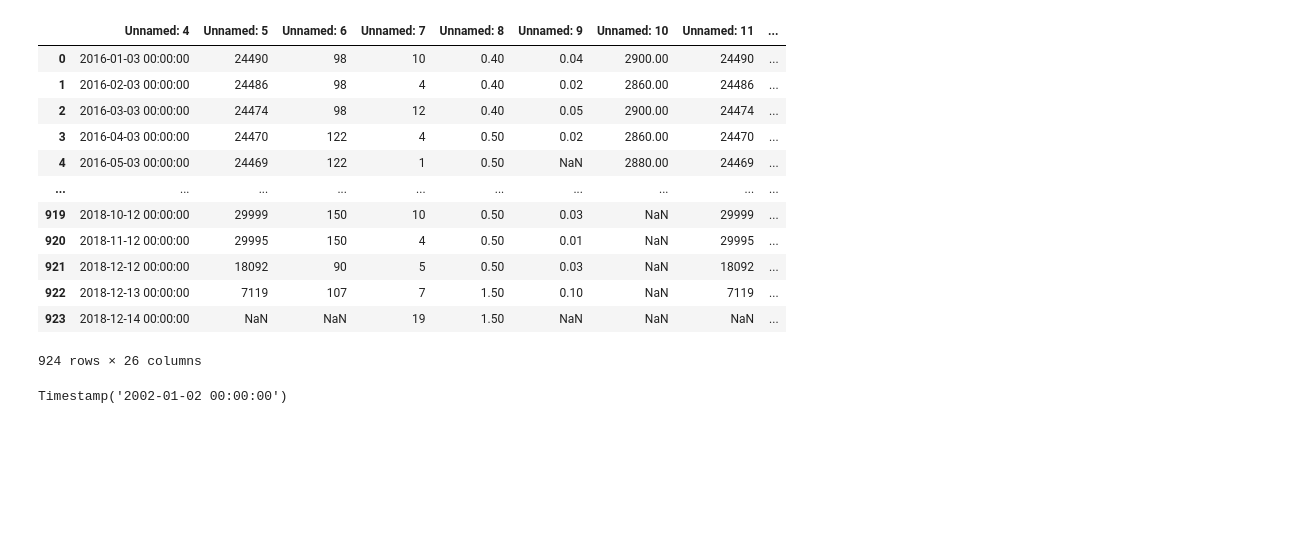
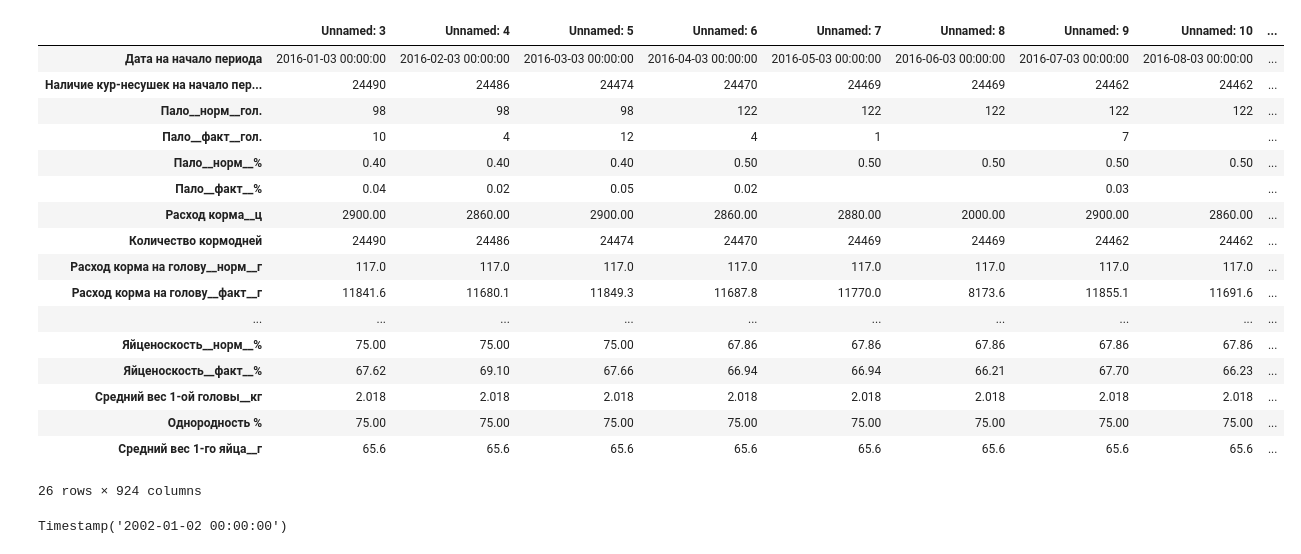
Before and after one commit to irumata/TableParser, a Jupyter notebook: prototypeOf_parser.ipynb, the cells around one changed output. Cells and saved outputs as stored; diff of their text form; code cells hidden in the pictures; blank space fills up the shorter version.

Commit message:
added index for x axis

```diff
--- a/prototypeOf_parser.ipynb
+++ b/prototypeOf_parser.ipynb
@@ -39,7 +40,7 @@ class TestTableParser(TableParser.TableParserItem):
     ###############################################
     # to find the x,y coordinate of row with date #
 
-    def find_coordinate(self, x, y,df):
+    def find_coordinate(self, x, y,df): # and defind axis
         test_list =[[0,0]]
         count_X_axis,count_Y_axis,main_axis = 0,0,"Y axis"
 
@@ -68,6 +69,21 @@ class TestTableParser(TableParser.TableParserItem):
             date = df.iloc[data_row_num, data_col_num:]  # <--- Series with date (01.03.2016;...)
             date = self.parse(date)
             table.iloc[0] = date[0]
+#             data_row_num,data_col_num = 4,3
+            list_index =[]
+            for i in range(data_row_num,df.shape[0]):
+                buffer = ""
+                if pd.isnull(df.iloc[i,0]) and len(list_index)!= 0:
+                    buffer = "upWord_"
+                for j in range(0,data_col_num):
+                    buffer +=str(df.iloc[i,j]).replace('\n',' ')+"__"
+                list_index.append(buffer.replace("nan__","")[:-2])
+                if list_index[-1][:7] == "upWord_":
+                    index = list_index[-2].find("_")
+                    list_index[-1] = list_index[-2][:index+2]+list_index[-1][7:]
+            list_index = pd.Series(list_index)
+            table =table.set_index(list_index)
+
         elif main_axis == "Y axis":
             table = df.iloc[data_row_num:, data_col_num:].reset_index(drop=True)  # <--- all useful data
             date = df.iloc[data_row_num:,data_col_num]
@@ -80,22 +96,27 @@ class TestTableParser(TableParser.TableParserItem):
 # %%
 testTableParser = TestTableParser()
 # testTableParser.fix_xlsx('file1.xlsx')
-df = pd.read_excel("file33.xlsx")
+df = pd.read_excel("file1.xlsx")
 testTableParser.all_action(df)
 # %% [output]
-|  | Unnamed: 4 | Unnamed: 5 | Unnamed: 6 | Unnamed: 7 | Unnamed: 8 | Unnamed: 9 | Unnamed: 10 | Unnamed: 11 | ... |
-| 0 | 2016-01-03 00:00:00 | 24490 | 98 | 10 | 0.40 | 0.04 | 2900.00 | 24490 | ... |
-| 1 | 2016-02-03 00:00:00 | 24486 | 98 | 4 | 0.40 | 0.02 | 2860.00 | 24486 | ... |
-| 2 | 2016-03-03 00:00:00 | 24474 | 98 | 12 | 0.40 | 0.05 | 2900.00 | 24474 | ... |
-| 3 | 2016-04-03 00:00:00 | 24470 | 122 | 4 | 0.50 | 0.02 | 2860.00 | 24470 | ... |
-| 4 | 2016-05-03 00:00:00 | 24469 | 122 | 1 | 0.50 | NaN | 2880.00 | 24469 | ... |
+|  | Unnamed: 3 | Unnamed: 4 | Unnamed: 5 | Unnamed: 6 | Unnamed: 7 | Unnamed: 8 | Unnamed: 9 | Unnamed: 10 | ... |
+| Дата на начало периода | 2016-01-03 00:00:00 | 2016-02-03 00:00:00 | 2016-03-03 00:00:00 | 2016-04-03 00:00:00 | 2016-05-03 00:00:00 | 2016-06-03 00:00:00 | 2016-07-03 00:00:00 | 2016-08-03 00:00:00 | ... |
+| Наличие кур-несушек на начало пер... | 24490 | 24486 | 24474 | 24470 | 24469 | 24469 | 24462 | 24462 | ... |
+| Пало__норм__гол. | 98 | 98 | 98 | 122 | 122 | 122 | 122 | 122 | ... |
+| Пало__факт__гол. | 10 | 4 | 12 | 4 | 1 |  | 7 |  | ... |
+| Пало__норм__% | 0.40 | 0.40 | 0.40 | 0.50 | 0.50 | 0.50 | 0.50 | 0.50 | ... |
+| Пало__факт__% | 0.04 | 0.02 | 0.05 | 0.02 |  |  | 0.03 |  | ... |
+| Расход корма__ц | 2900.00 | 2860.00 | 2900.00 | 2860.00 | 2880.00 | 2000.00 | 2900.00 | 2860.00 | ... |
+| Количество кормодней | 24490 | 24486 | 24474 | 24470 | 24469 | 24469 | 24462 | 24462 | ... |
+| Расход корма на голову__норм__г | 117.0 | 117.0 | 117.0 | 117.0 | 117.0 | 117.0 | 117.0 | 117.0 | ... |
+| Расход корма на голову__факт__г | 11841.6 | 11680.1 | 11849.3 | 11687.8 | 11770.0 | 8173.6 | 11855.1 | 11691.6 | ... |
 | ... | ... | ... | ... | ... | ... | ... | ... | ... | ... |
-| 919 | 2018-10-12 00:00:00 | 29999 | 150 | 10 | 0.50 | 0.03 | NaN | 29999 | ... |
-| 920 | 2018-11-12 00:00:00 | 29995 | 150 | 4 | 0.50 | 0.01 | NaN | 29995 | ... |
-| 921 | 2018-12-12 00:00:00 | 18092 | 90 | 5 | 0.50 | 0.03 | NaN | 18092 | ... |
-| 922 | 2018-12-13 00:00:00 | 7119 | 107 | 7 | 1.50 | 0.10 | NaN | 7119 | ... |
-| 923 | 2018-12-14 00:00:00 | NaN | NaN | 19 | 1.50 | NaN | NaN | NaN | ... |
+| Яйценоскость__норм__% | 75.00 | 75.00 | 75.00 | 67.86 | 67.86 | 67.86 | 67.86 | 67.86 | ... |
+| Яйценоскость__факт__% | 67.62 | 69.10 | 67.66 | 66.94 | 66.94 | 66.21 | 67.70 | 66.23 | ... |
+| Средний вес 1-ой головы__кг | 2.018 | 2.018 | 2.018 | 2.018 | 2.018 | 2.018 | 2.018 | 2.018 | ... |
+| Однородность % | 75.00 | 75.00 | 75.00 | 75.00 | 75.00 | 75.00 | 75.00 | 75.00 | ... |
+| Средний вес 1-го яйца__г | 65.6 | 65.6 | 65.6 | 65.6 | 65.6 | 65.6 | 65.6 | 65.6 | ... |
-924 rows × 26 columns
+26 rows × 924 columns
 # %%
 testTableParser.parse(pd.Series(['01.02.2002']))[0][0]
 # %% [output]
```
Also changed, not shown: parts of 8 cells of this notebook.
